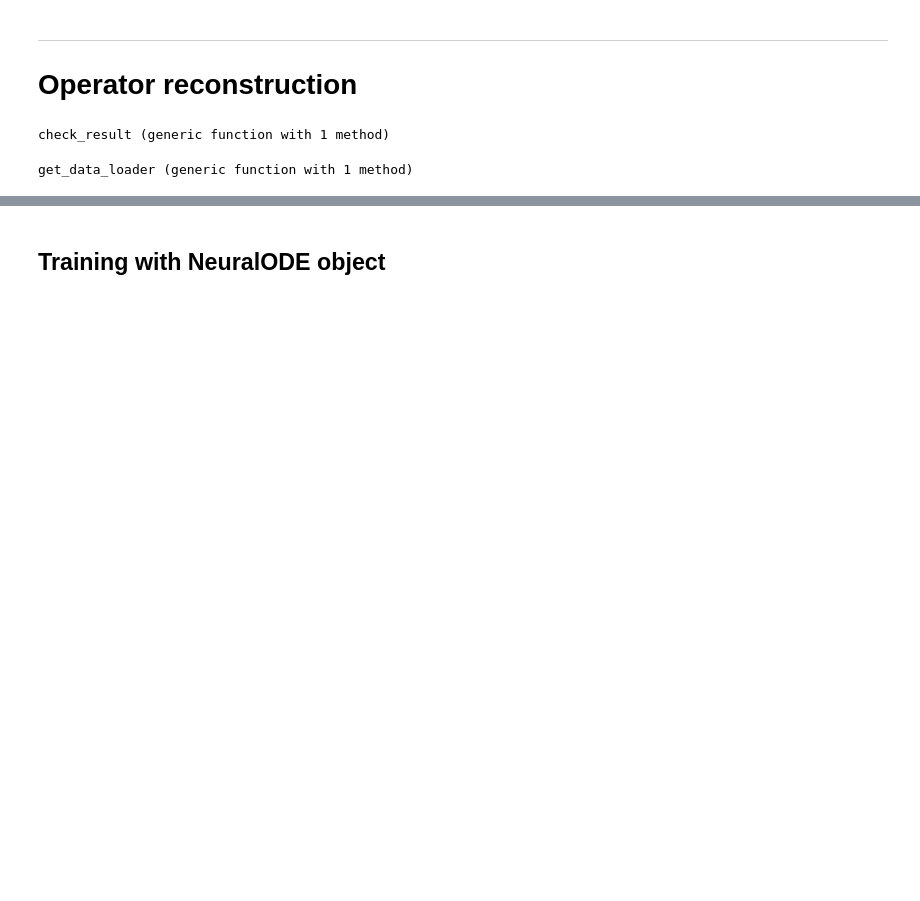
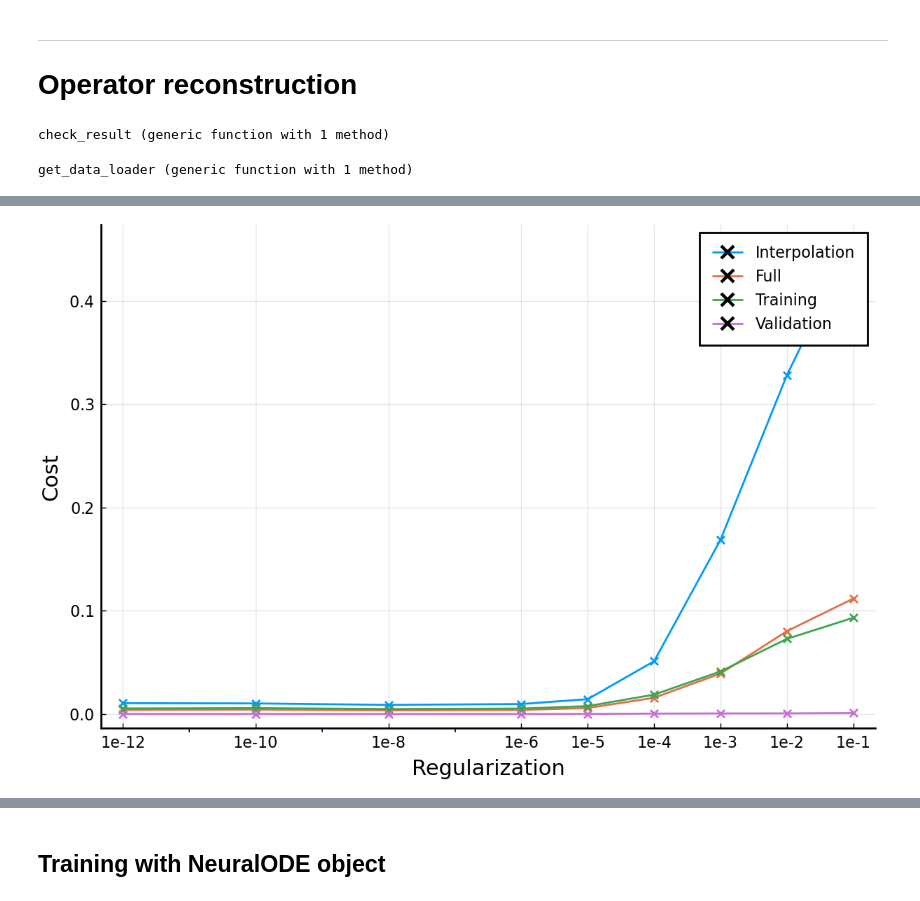
Before and after one commit to vdesgrange/closure-model, a Jupyter notebook: experiments/julia_src/neural_closure/heat_equation_neural_ode.ipynb, the cells around one changed output, grey strips where cells are left out. Saved outputs shown, nothing was run; the diff lists cells and outputs as text; code cells hidden in the pictures; blank space fills up the shorter version.

```diff
--- a/experiments/julia_src/neural_closure/heat_equation_neural_ode.ipynb
+++ b/experiments/julia_src/neural_closure/heat_equation_neural_ode.ipynb
@@ -143,7 +138,7 @@ function get_data_loader(dataset, batch_size, ratio)
   switch_train_set = permutedims(train_set, (1, 3, 2));
   switch_val_set = permutedims(val_set, (1, 3, 2));
 
-  train_loader = DataLoader((init_train, switch_train_set, collect(ncycle([collect(t_train)], batch_size))), batchsize=batch_size, shuffle=false);
+  train_loader = DataLoader((init_train, switch_train_set, collect(ncycle([collect(t_train)], batch_size))), batchsize=batch_size, shuffle=true);
   val_loader = DataLoader((init_val, switch_val_set, collect(ncycle([collect(t_val)], batch_size))), batchsize=batch_size, shuffle=false);
 
   return (train_loader, val_loader)
@@ -261,0 +250,17 @@ check_result(K, p, 2)
+# %%
+function test_simulation(K, p,  n, typ)
+    mse_tot = 0
+    l1_tot = 0
+
+    for i in 1:n
+        t, u0, u_true = Generator.get_heat_batch(t_max, t_min, x_max, x_min, t_n, x_n, typ, kappa, k);
+        prob_neuralode = DiffEqFlux.NeuralODE(K, (t[1], t[end]), Tsit5(), saveat=t);
+        u_pred = prob_neuralode(u0, p);
+        mse_tot += Flux.mse(u_pred, u_true)
+        l1_tot += Flux.mae(u_pred, u_true)
+    end
+
+    return mse_tot / n, l1_tot / n
+end
+
+# test_simulation(K, 100, 3)
@@ -284,0 +398,9 @@ display(
+# %%
+@load "src/examples/heat/reg/heat_cost_regularization_noise_1em5_2.bson" mse_inters mse_sets mse_trains mse_vals
+a = mse_inters
+b = mse_sets
+c = mse_trains
+d = mse_vals
+plot_regularization([1e-5], [1e-12, 1e-10, 1e-8, 1e-6, 1e-5, 1e-4, 1e-3, 1e-2, 1e-1], a, b, c, d)
+# %% [output]
+[figure, added]
```
Also changed, not shown: parts of 38 cells of this notebook, 2 other files.
